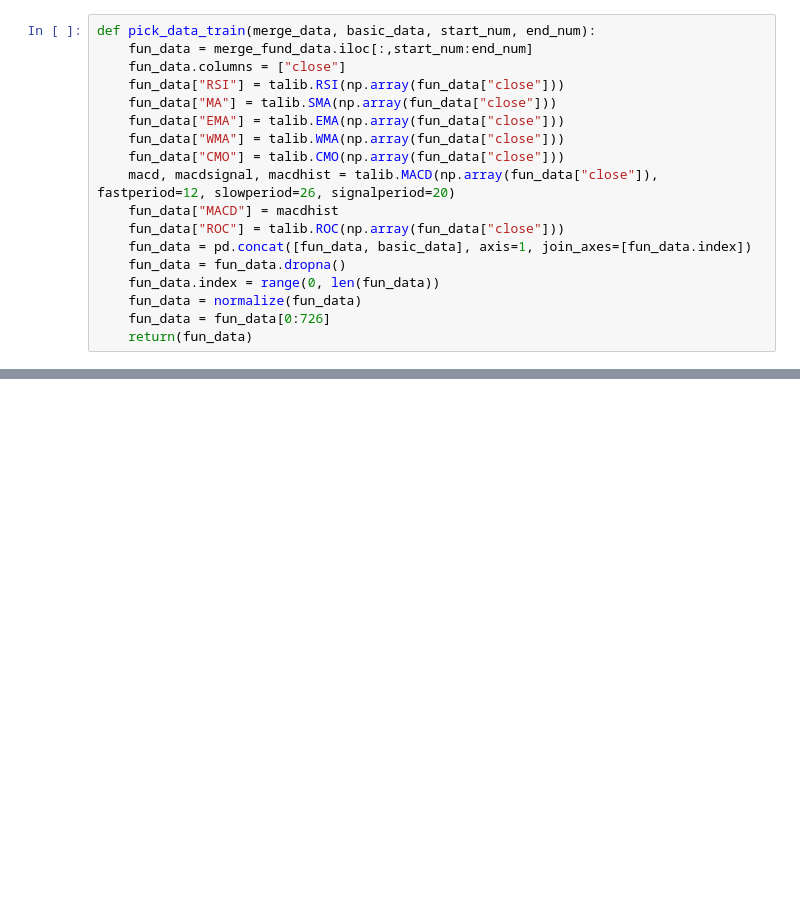
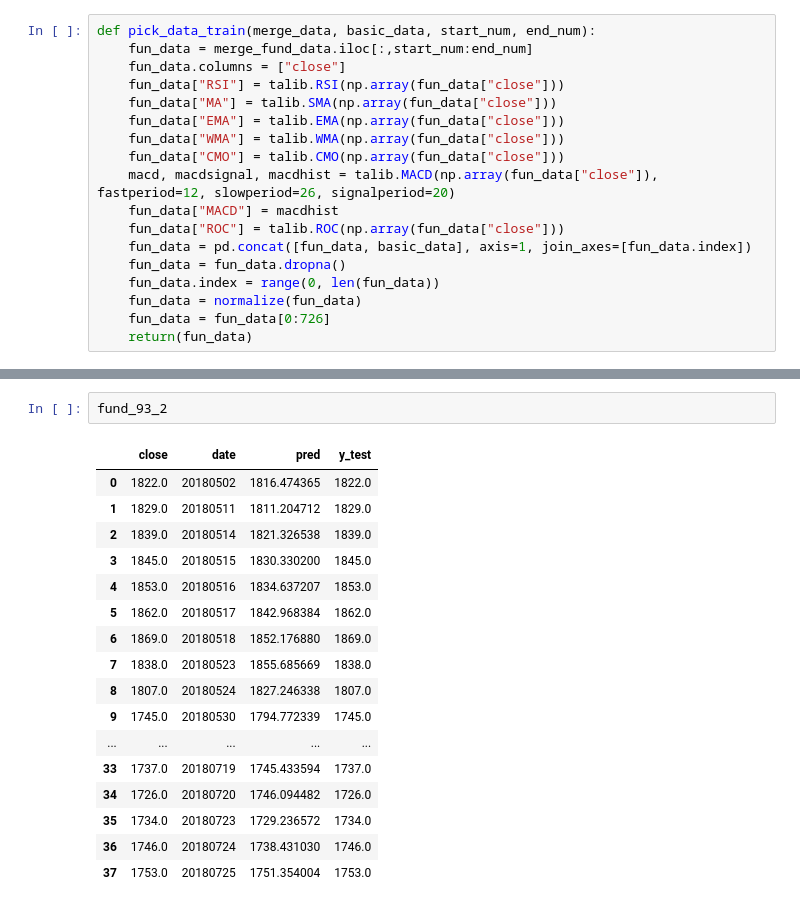
Before and after one commit to wellgary/MachineLearning, a Jupyter notebook: fund_data/revise_fund.ipynb, the cells around one changed output, grey strips where cells are left out. Cells and saved outputs as stored; diff of their text form; blank space fills up the shorter version.

```diff
--- a/fund_data/revise_fund.ipynb
+++ b/fund_data/revise_fund.ipynb
@@ -367,0 +480,20 @@ xx[726:len(xx)]
+# %%
+fund_93_2
+# %% [output]
+|  | close | date | pred | y_test |
+| 0 | 1822.0 | 20180502 | 1816.474365 | 1822.0 |
+| 1 | 1829.0 | 20180511 | 1811.204712 | 1829.0 |
+| 2 | 1839.0 | 20180514 | 1821.326538 | 1839.0 |
+| 3 | 1845.0 | 20180515 | 1830.330200 | 1845.0 |
+| 4 | 1853.0 | 20180516 | 1834.637207 | 1853.0 |
+| 5 | 1862.0 | 20180517 | 1842.968384 | 1862.0 |
+| 6 | 1869.0 | 20180518 | 1852.176880 | 1869.0 |
+| 7 | 1838.0 | 20180523 | 1855.685669 | 1838.0 |
+| 8 | 1807.0 | 20180524 | 1827.246338 | 1807.0 |
+| 9 | 1745.0 | 20180530 | 1794.772339 | 1745.0 |
+| ... | ... | ... | ... | ... |
+| 33 | 1737.0 | 20180719 | 1745.433594 | 1737.0 |
+| 34 | 1726.0 | 20180720 | 1746.094482 | 1726.0 |
+| 35 | 1734.0 | 20180723 | 1729.236572 | 1734.0 |
+| 36 | 1746.0 | 20180724 | 1738.431030 | 1746.0 |
+| 37 | 1753.0 | 20180725 | 1751.354004 | 1753.0 |
```
Also changed, not shown: parts of 46 cells of this notebook.
